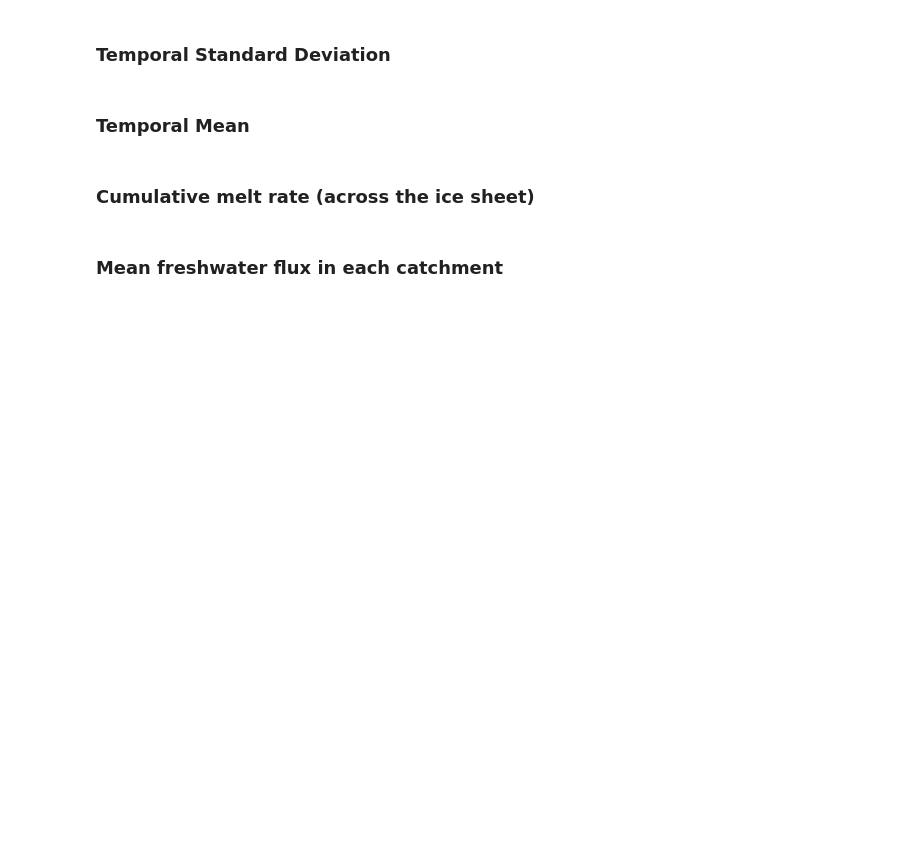
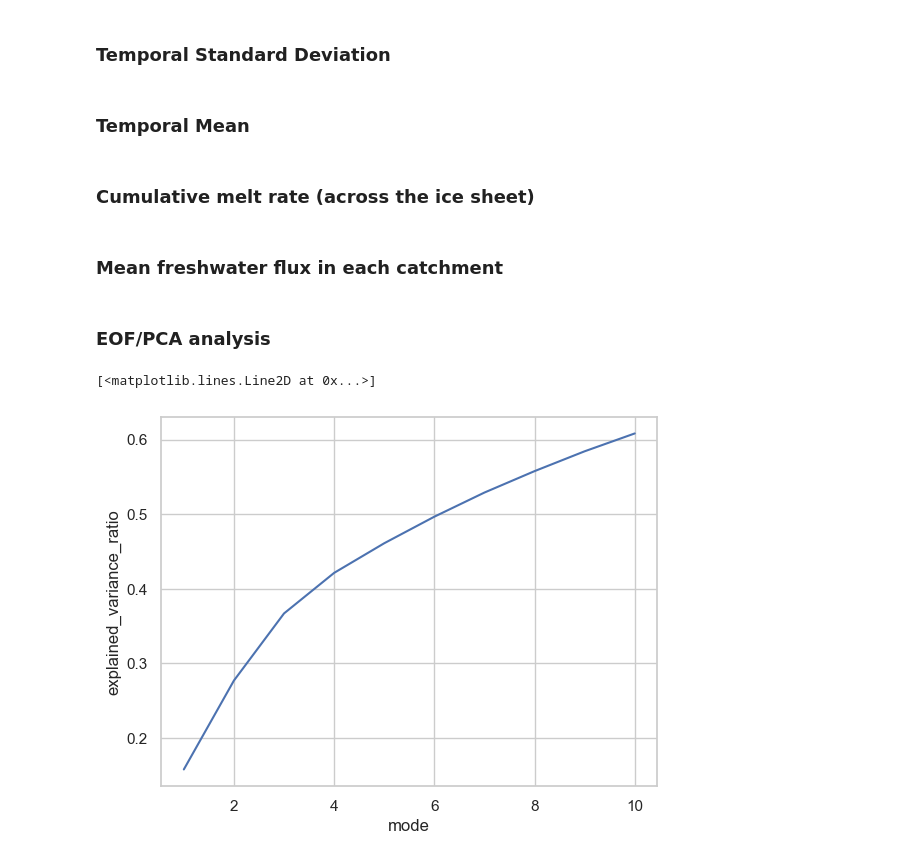
Before and after one commit to mshiv/aislens_emulation, a Jupyter notebook: notebooks/21a-sm-ocean-model-output-statistics.ipynb, the cells around one changed output. Drawn from its saved outputs; the diff is of its cells as text; code cells hidden in the pictures; blank space fills up the shorter version.

```diff
--- a/notebooks/21a-sm-ocean-model-output-statistics.ipynb
+++ b/notebooks/21a-sm-ocean-model-output-statistics.ipynb
@@ -304,3 +333,5 @@ for i in range(33,133):
 # %%
 plt.figure(figsize=(25,8))
 plt.plot(mean_flux, marker='x', lw=0.0)
+# %% [markdown]
+### EOF/PCA analysis
@@ -306,0 +354,5 @@ plt.plot(mean_flux, marker='x', lw=0.0)
+# %%
+Fv_cs.plot()
+# %% [output]
+[<matplotlib.lines.Line2D at 0x...>]
+[figure, added]
```
Also changed, not shown: parts of 16 cells of this notebook, 1 other file.
